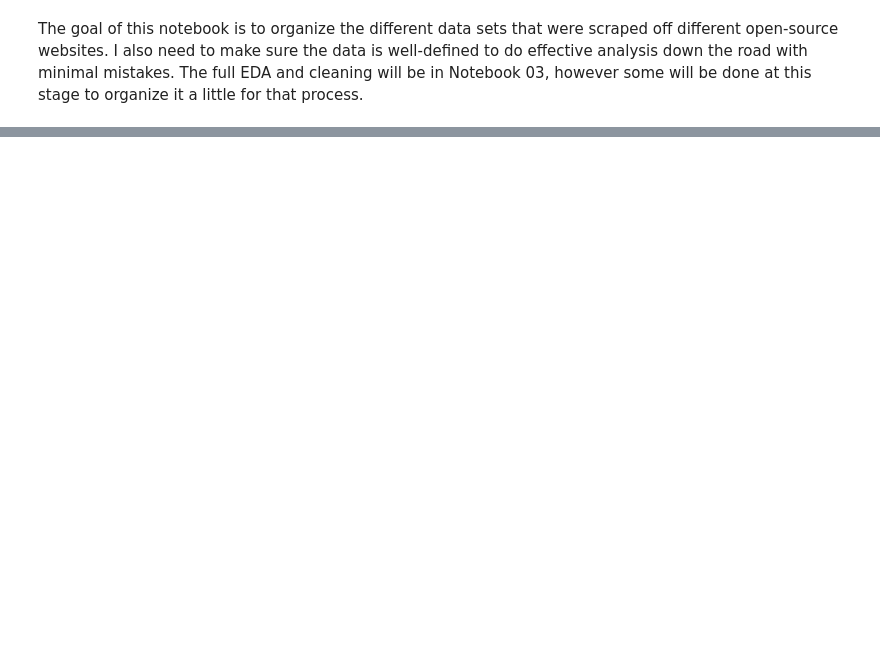
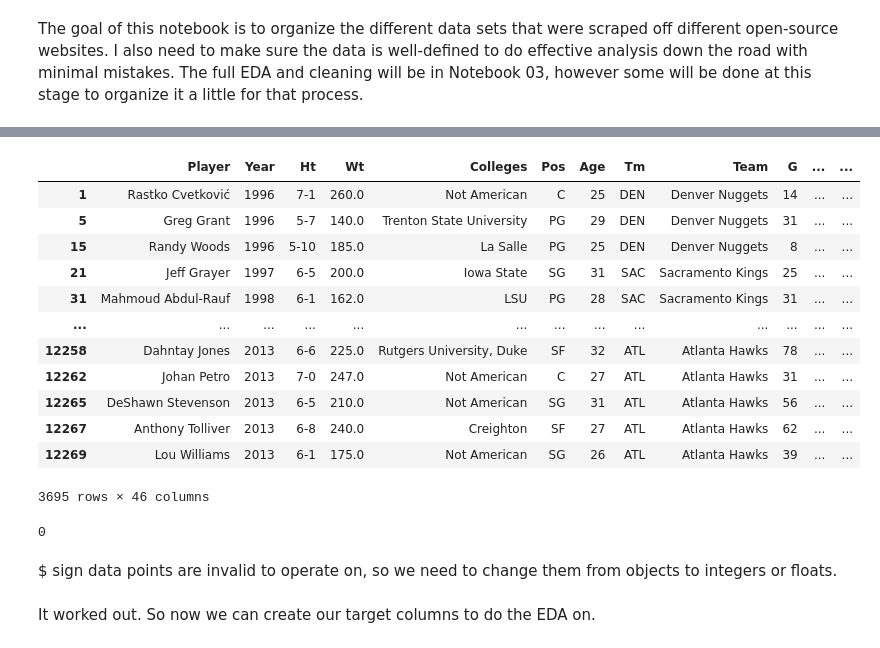
Before and after one commit to micahmatsuda021/NBA-Salary-Capstone, a Jupyter notebook: 02 Data Wrangling.ipynb, the cells around one changed output, grey strips where cells are left out. Saved outputs shown, nothing was run; the diff lists cells and outputs as text; code cells hidden in the pictures; blank space fills up the shorter version.

Commit message:
02 Data Wrangling

```diff
--- a/02 Data Wrangling.ipynb
+++ b/02 Data Wrangling.ipynb
@@ -296,0 +167,4 @@ players_stats.to_csv('players_stats.csv')
+# %%
+salaries1 = salaries1.drop(columns = 'inflationAdjSalary')
+# %%
+salaries1 = salaries1.rename(columns = {'playerName': 'Player', 'seasonStartYear': 'Year', 'salary': 'Salary'})
@@ -296,0 +182,2 @@ players_stats.to_csv('players_stats.csv')
+# %%
+players1 = pd.merge(stats, salaries1, how = 'left', on = ['Player', 'Year'])
@@ -296,0 +194,19 @@ players_stats.to_csv('players_stats.csv')
+# %%
+players2 = pd.merge(players1, salaries2, how = 'left', on = 'Year')
+# %%
+players2['Salary'].isnull().sum()
+players2[players2['Salary'].isnull() == True]
+# %% [output]
+|  | Player | Year | Ht | Wt | Colleges | Pos | Age | Tm | Team | G | ... | ... |
+| 1 | Rastko Cvetković | 1996 | 7-1 | 260.0 | Not American | C | 25 | DEN | Denver Nuggets | 14 | ... | ... |
+| 5 | Greg Grant | 1996 | 5-7 | 140.0 | Trenton State University | PG | 29 | DEN | Denver Nuggets | 31 | ... | ... |
+| 15 | Randy Woods | 1996 | 5-10 | 185.0 | La Salle | PG | 25 | DEN | Denver Nuggets | 8 | ... | ... |
+| 21 | Jeff Grayer | 1997 | 6-5 | 200.0 | Iowa State | SG | 31 | SAC | Sacramento Kings | 25 | ... | ... |
+| 31 | Mahmoud Abdul-Rauf | 1998 | 6-1 | 162.0 | LSU | PG | 28 | SAC | Sacramento Kings | 31 | ... | ... |
+| ... | ... | ... | ... | ... | ... | ... | ... | ... | ... | ... | ... | ... |
+| 12258 | Dahntay Jones | 2013 | 6-6 | 225.0 | Rutgers University, Duke | SF | 32 | ATL | Atlanta Hawks | 78 | ... | ... |
+| 12262 | Johan Petro | 2013 | 7-0 | 247.0 | Not American | C | 27 | ATL | Atlanta Hawks | 31 | ... | ... |
+| 12265 | DeShawn Stevenson | 2013 | 6-5 | 210.0 | Not American | SG | 31 | ATL | Atlanta Hawks | 56 | ... | ... |
+| 12267 | Anthony Tolliver | 2013 | 6-8 | 240.0 | Creighton | SF | 27 | ATL | Atlanta Hawks | 62 | ... | ... |
+| 12269 | Lou Williams | 2013 | 6-1 | 175.0 | Not American | SG | 26 | ATL | Atlanta Hawks | 39 | ... | ... |
+3695 rows × 46 columns
@@ -296,0 +215,6 @@ players_stats.to_csv('players_stats.csv')
+# %%
+players2['Salary'].isnull().sum()
+# %% [output]
+0
+# %% [markdown]
+$ sign data points are invalid to operate on, so we need to change them from objects to integers or floats.
@@ -296,0 +224,2 @@ players_stats.to_csv('players_stats.csv')
+# %% [markdown]
+It worked out. So now we can create our target columns to do the EDA on.
```
Also changed, not shown: parts of 64 cells of this notebook, 1 other file.
